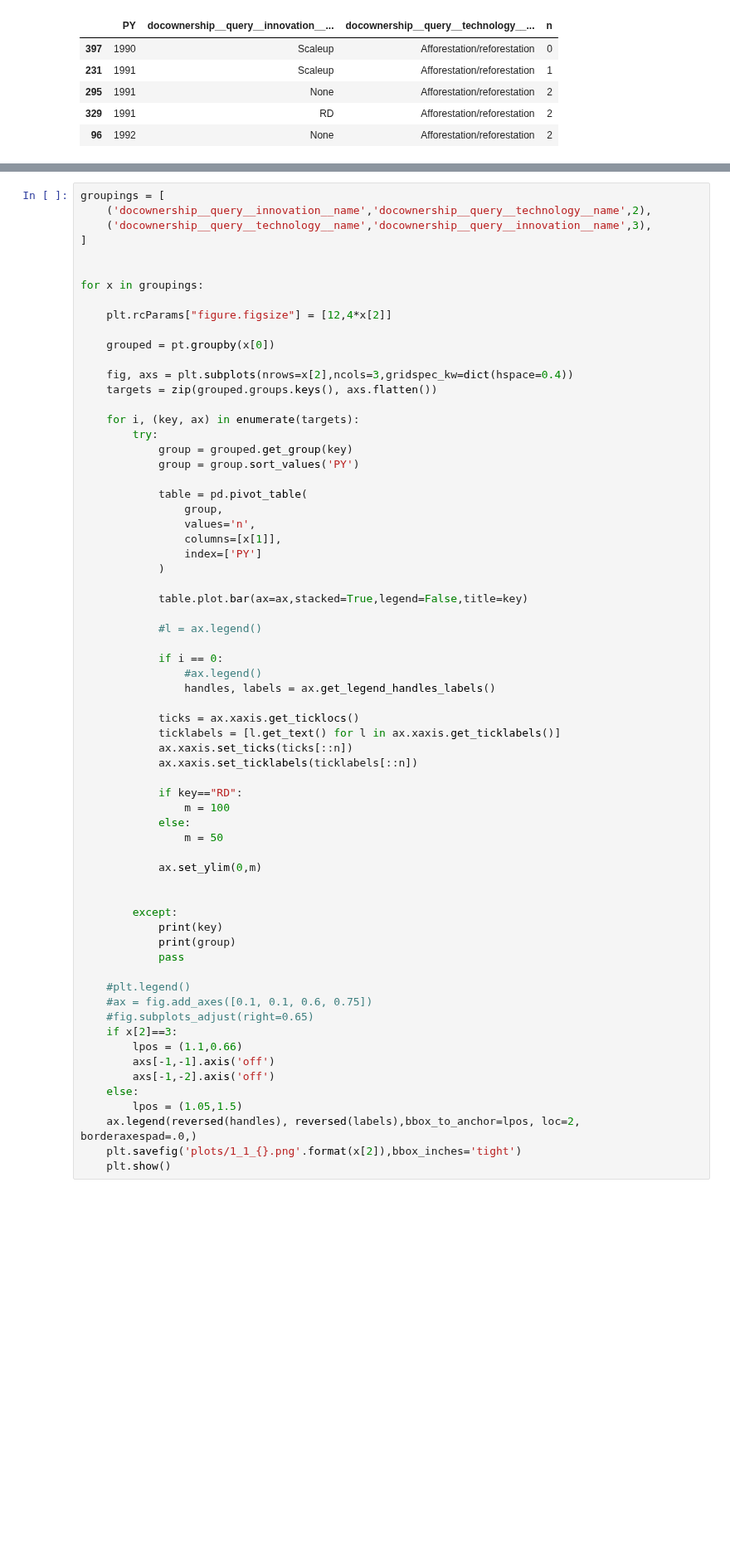
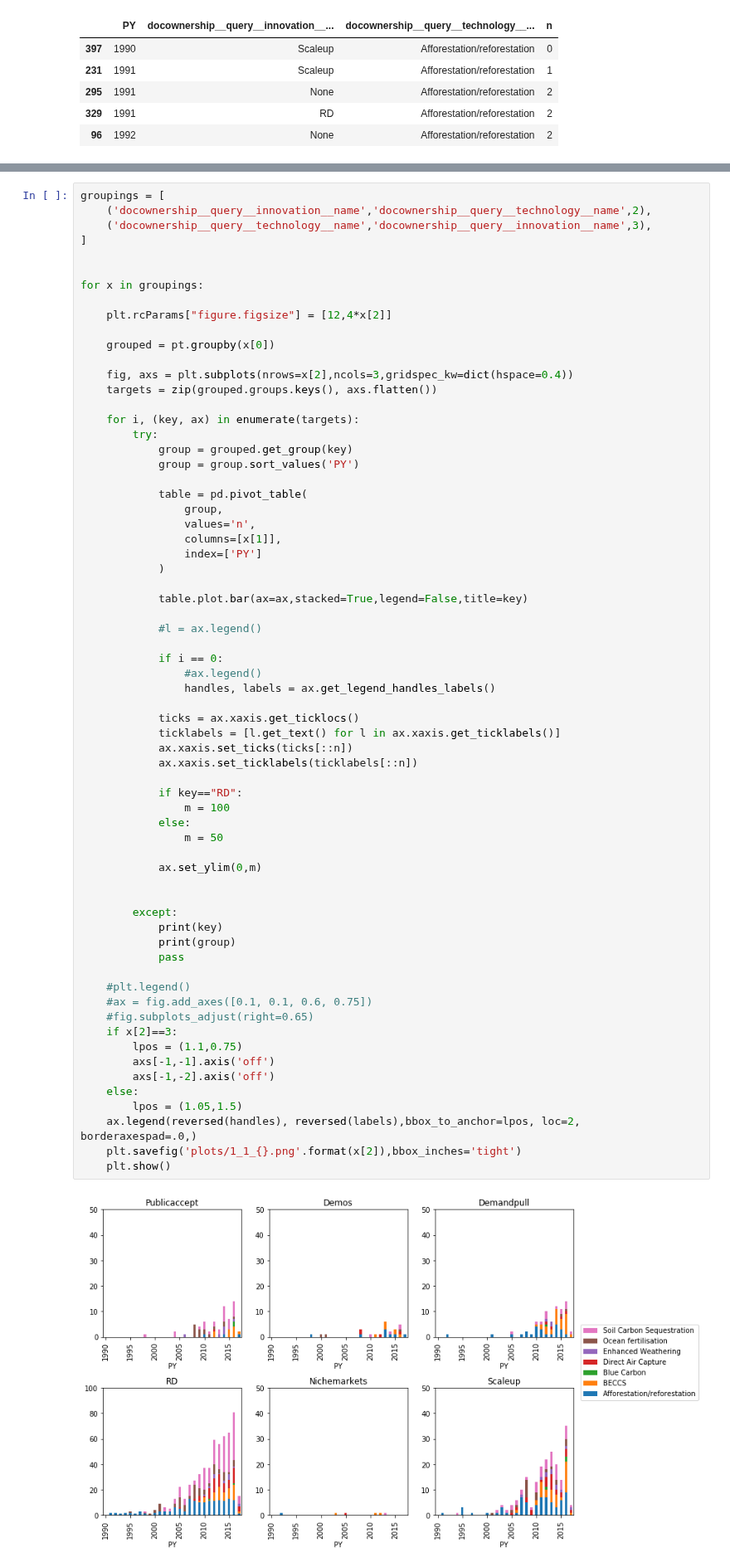
Before and after one commit to mcc-apsis/NETs-review, a Jupyter notebook: NETs graphs.ipynb, the cells around one changed output, grey strips where cells are left out. Shown at 83% size. Cells and saved outputs as stored; diff of their text form; blank space fills up the shorter version.

```diff
--- a/NETs graphs.ipynb
+++ b/NETs graphs.ipynb
@@ -301,31 +310,33 @@ for x in groupings:
 
             ticks = ax.xaxis.get_ticklocs()
             ticklabels = [l.get_text() for l in ax.xaxis.get_ticklabels()]
             ax.xaxis.set_ticks(ticks[::n])
             ax.xaxis.set_ticklabels(ticklabels[::n])
 
             if key=="RD":
                 m = 100
             else:
                 m = 50
 
             ax.set_ylim(0,m)
 
 
         except:
             print(key)
             print(group)
             pass
 
     #plt.legend()
     #ax = fig.add_axes([0.1, 0.1, 0.6, 0.75])
     #fig.subplots_adjust(right=0.65)
     if x[2]==3:
-        lpos = (1.1,0.66)
+        lpos = (1.1,0.75)
         axs[-1,-1].axis('off')
         axs[-1,-2].axis('off')
     else:
         lpos = (1.05,1.5)
     ax.legend(reversed(handles), reversed(labels),bbox_to_anchor=lpos, loc=2, borderaxespad=.0,)
     plt.savefig('plots/1_1_{}.png'.format(x[2]),bbox_inches='tight')
     plt.show()
+# %% [output]
+[figure, added]
```
Also changed, not shown: parts of 2 cells of this notebook, 1 other file.
